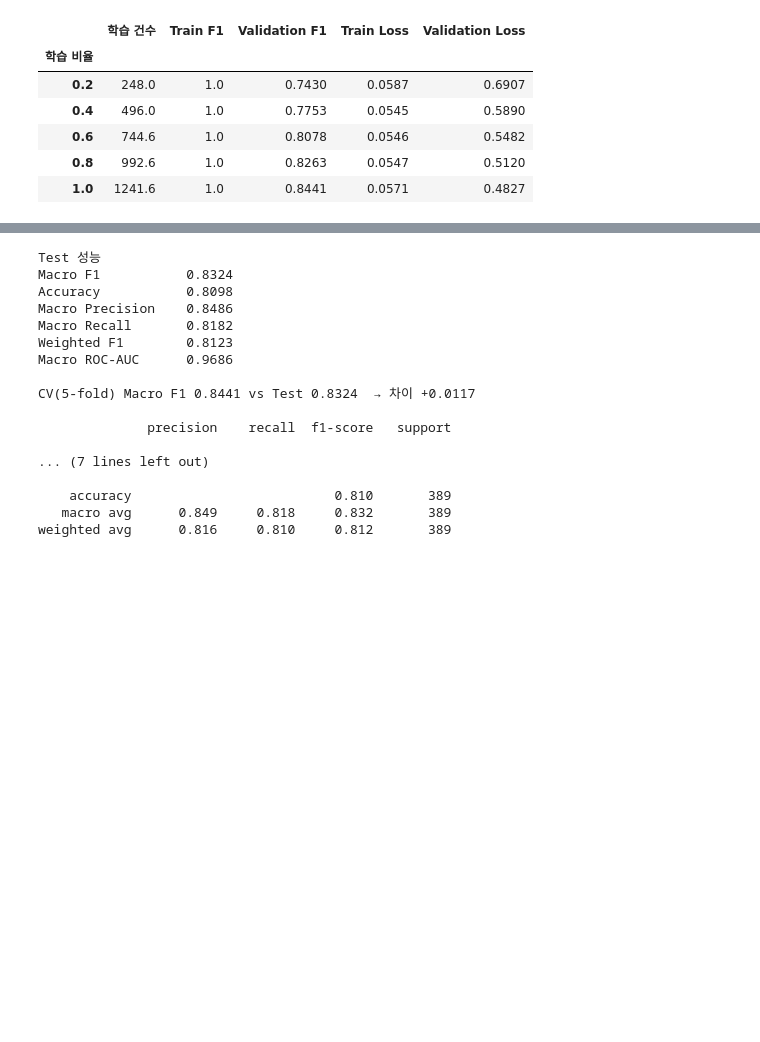
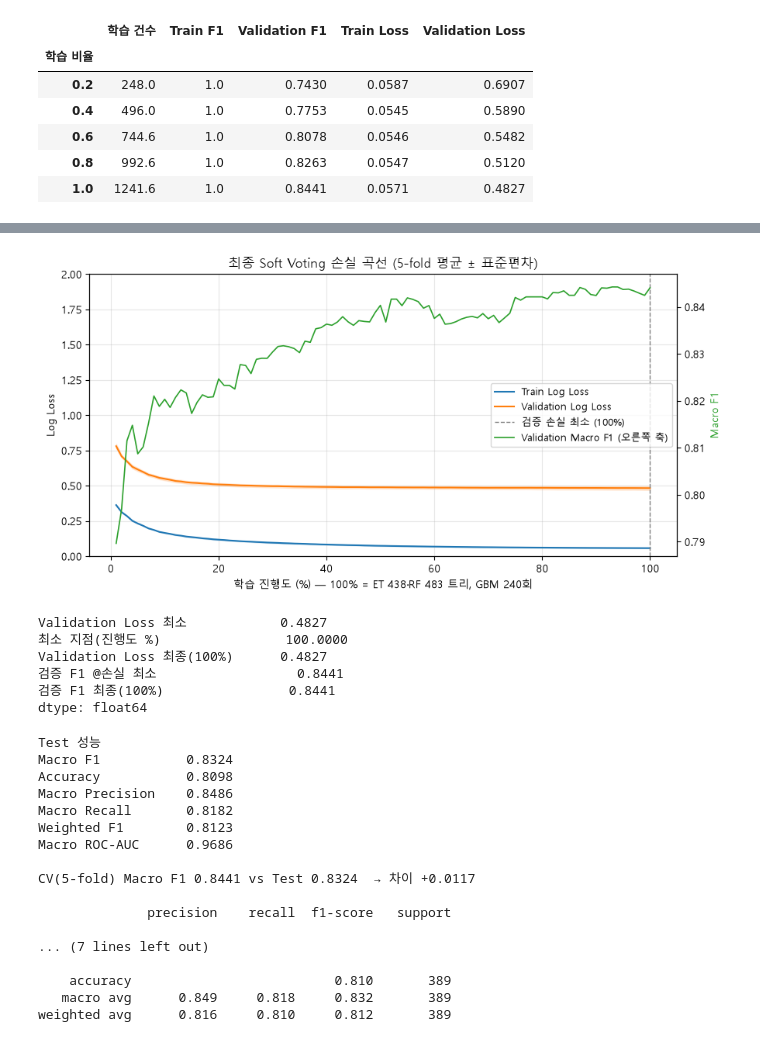
Before and after one commit to ehdwls1452/Teamproject01-steel-plate-fault-classification, a Jupyter notebook: notebooks/Taegyeom_08_train_final_model.ipynb, the cells around one changed output, grey strips where cells are left out. Saved outputs shown, nothing was run; the diff lists cells and outputs as text; code cells hidden in the pictures; blank space fills up the shorter version.

```diff
--- a/notebooks/Taegyeom_08_train_final_model.ipynb
+++ b/notebooks/Taegyeom_08_train_final_model.ipynb
@@ -257,6 +257,63 @@ pd.DataFrame(loss_summary).T.round(4)
 | ExtraTrees | 438.0 | 0.0258 | 0.5623 | 438.0 | 0.5623 | NaN | NaN | ... |
 | Random Forest | 483.0 | 0.1437 | 0.5658 | 152.0 | 0.5679 | NaN | NaN | ... |
 | GBM | 240.0 | 0.0110 | 0.5118 | 86.0 | 0.6250 | 0.8284 | 0.8408 | ... |
+# %%
+# 4-5b. 최종 Soft Voting 손실 곡선: 세 구성 모델을 같은 비율(학습 진행도)로 함께 키우며 앙상블 Train/Validation Log Loss 계산
+#       진행도 100% = ExtraTrees 438개·RF 483개 트리, GBM 240회 반복 (같은 5-fold)
+GRID = np.linspace(0.01, 1.0, 100)                                            # 학습 진행도 1% ~ 100%
+
+def sv_loss_curve(tr, va):
+    X_tr, y_tr, X_va, y_va = X_train.iloc[tr], y_train.iloc[tr], X_train.iloc[va], y_train.iloc[va]
+    models, pc = fit_soft_voting(X_tr, y_tr, n_jobs=1)
+    et, rf, gbm = models
+    cls = et.classes_
+    out = {}
+    for part, X_, y_ in [("Train", X_tr, y_tr), ("Validation", X_va, y_va)]:
+        F = add_features(X_, pc)
+        cum = []                                                              # 모델별 단계 확률: (단계 수, 샘플, 클래스)
+        for m in (et, rf):                                                    # 배깅: 트리 1~N개 누적 평균
+            P = np.cumsum([t.predict_proba(F.values) for t in m.estimators_], axis=0)
+            cum.append(P / np.arange(1, len(m.estimators_) + 1)[:, None, None])
+        cum.append(np.array(list(gbm.staged_predict_proba(F))))              # 부스팅: 반복 단계별 확률
+        losses, f1s = [], []
+        for g in GRID:
+            p = np.mean([P[max(1, int(round(g * len(P)))) - 1] for P in cum], axis=0)   # 같은 진행도의 세 모델 확률 평균
+            losses.append(log_loss(y_, p, labels=cls))
+            f1s.append(f1_score(y_, cls[p.argmax(1)], average="macro"))
+        out[part] = (np.array(losses), np.array(f1s))
+    return out
+
+sv_curves = Parallel(n_jobs=-1)(delayed(sv_loss_curve)(tr, va) for tr, va in cv.split(X_train, y_train))
+
+x = GRID * 100
+fig, ax = plt.subplots(figsize=(9, 4.6))
+for part, color in [("Train", "tab:blue"), ("Validation", "tab:orange")]:
+    arr = np.array([c[part][0] for c in sv_curves])                           # (fold, 진행도)
+    ax.plot(x, arr.mean(0), color=color, label=f"{part} Log Loss")
+    ax.fill_between(x, arr.mean(0) - arr.std(0), arr.mean(0) + arr.std(0), color=color, alpha=0.15)
+va_loss = np.array([c["Validation"][0] for c in sv_curves]).mean(0)
+va_f1 = np.array([c["Validation"][1] for c in sv_curves]).mean(0)
+best = int(va_loss.argmin())
+ax.axvline(x[best], color="gray", ls="--", lw=1, label=f"검증 손실 최소 ({x[best]:.0f}%)")
+ax.set_xlabel("학습 진행도 (%) — 100% = ET 438·RF 483 트리, GBM 240회"); ax.set_ylabel("Log Loss")
+ax.set_ylim(0, 2); ax.grid(alpha=0.3)                                         # 진행 초반(트리 1~2개)은 손실이 매우 커서 0~2 구간만 표시
+ax2 = ax.twinx(); ax2.plot(x, va_f1, color="tab:green", lw=1.2, label="Validation Macro F1 (오른쪽 축)")
+ax2.set_ylabel("Macro F1", color="tab:green")
+h1, l1 = ax.get_legend_handles_labels(); h2, l2 = ax2.get_legend_handles_labels()
+ax.legend(h1 + h2, l1 + l2, loc="center right", fontsize=9)
+ax.set_title("최종 Soft Voting 손실 곡선 (5-fold 평균 ± 표준편차)")
+plt.tight_layout(); plt.show()
+
+pd.Series({"Validation Loss 최소": va_loss.min(), "최소 지점(진행도 %)": x[best], "Validation Loss 최종(100%)": va_loss[-1],
+           "검증 F1 @손실 최소": va_f1[best], "검증 F1 최종(100%)": va_f1[-1]}).round(4)
+# %% [output]
+[figure, added]
+Validation Loss 최소            0.4827
+최소 지점(진행도 %)                100.0000
+Validation Loss 최종(100%)      0.4827
+검증 F1 @손실 최소                  0.8441
+검증 F1 최종(100%)                0.8441
+dtype: float64
 # %%
 # 5. Train 전체로 학습 → Test 예측
 models, plate_counts = fit_soft_voting(X_train, y_train)
```
Also changed, not shown: 19 other files.
